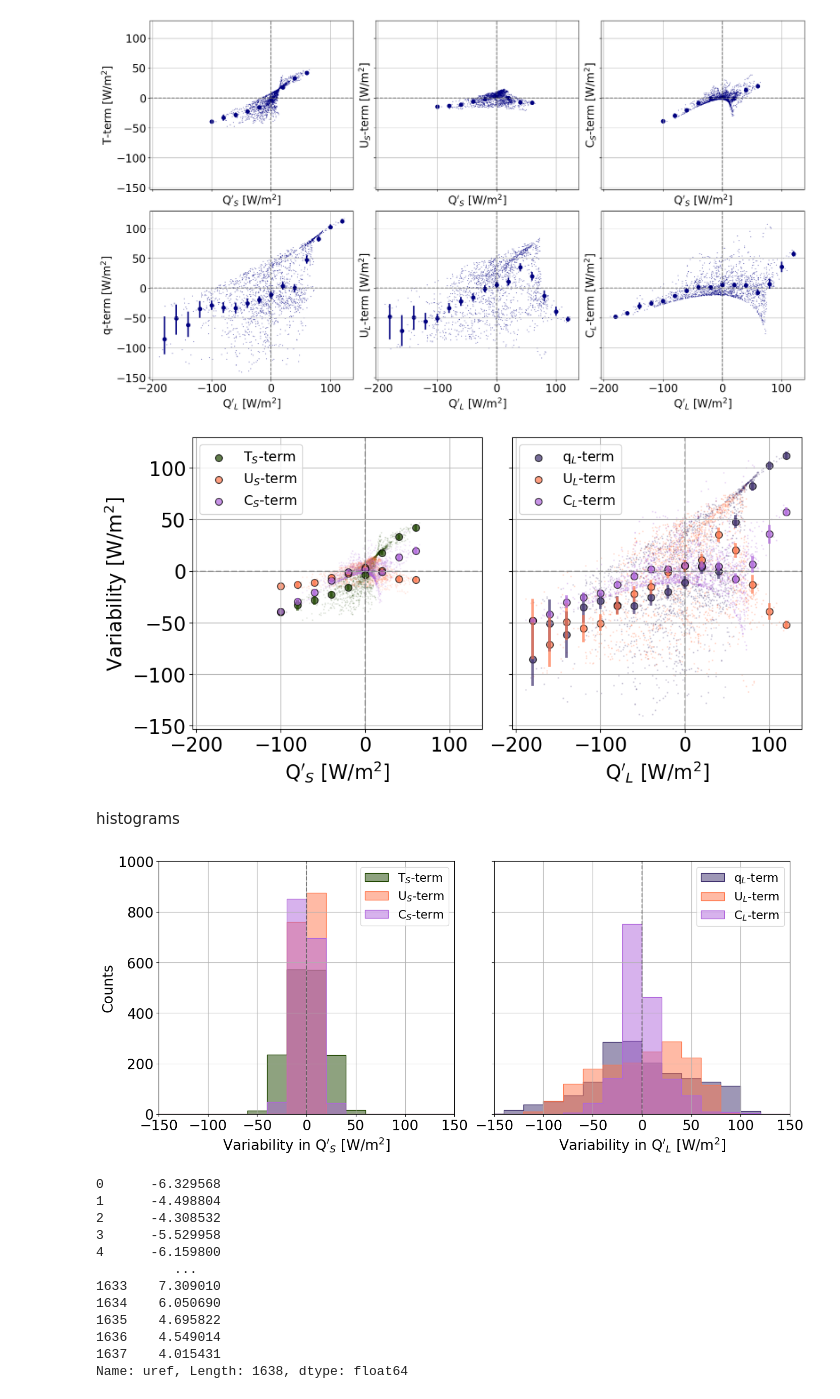
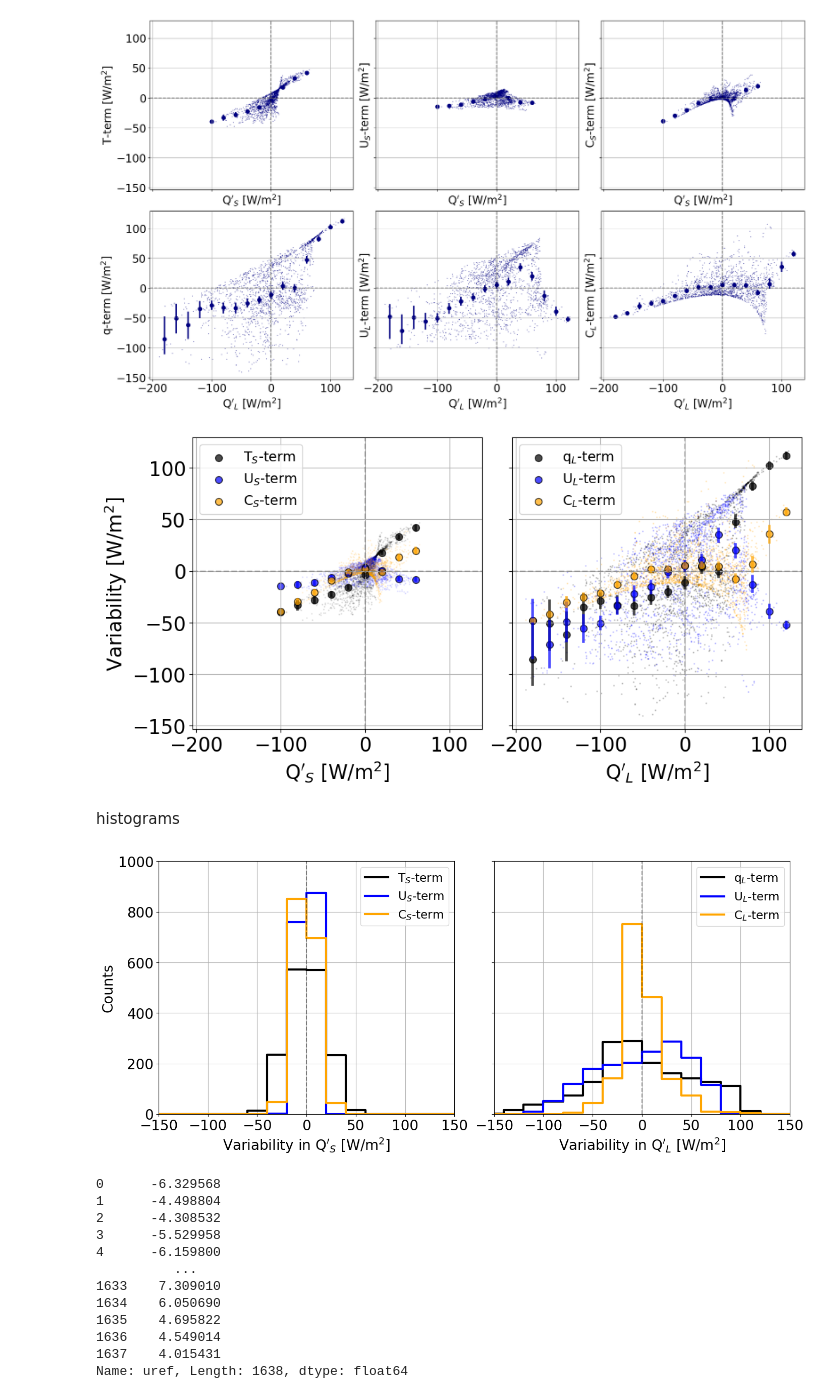
Before and after one commit to michaelaedwinson/Masterarbete2023, a Jupyter notebook: 5-SD-three-terms-invest.ipynb, the cells around one changed output. Drawn from its saved outputs; the diff is of its cells as text; code cells hidden in the pictures.

Commit message:
added zoomwindows etc on plot and checked different things

```diff
--- a/5-SD-three-terms-invest.ipynb
+++ b/5-SD-three-terms-invest.ipynb
@@ -393,8 +393,8 @@ l_terms=[q_term, u_term_q, cov_term_q]
 labelS = ['T$_S$-term', 'U$_S$-term', 'C$_S$-term']
 labelL = ['q$_L$-term', 'U$_L$-term', 'C$_L$-term']
 
-colors_s=['#1f4600', "#ff774c", "#b066dc"]
-colors_l=["#3f316e", "#ff774c", "#b066dc"]
+colors_s=['k', 'blue', 'orange']#['#1f4600', "#ff774c", "#b066dc"]
+colors_l=['k', 'blue', 'orange']#["#3f316e", "#ff774c", "#b066dc"]
 
 fig, ax=plt.subplots(1,2, figsize=[10,5], constrained_layout=True, sharex=True, sharey=True)
 
@@ -438,15 +438,15 @@ ax[0].set_ylabel('Variability [W/m$^2$]')
 
 plt.savefig(pathlib.Path('.').absolute().parent/ 'MTmichaela/final_figs/SD_terms_corr.png')
 # %% [output]
-[figure, old version]
+[figure, new version]
 # %% [markdown]
 histograms
 # %%
-colors_s=['#1f4600', "#ff774c", "#b066dc"]
-colors_l=["#3f316e", "#ff774c", "#b066dc"]
+colors_s=['k', 'blue', 'orange']#['#1f4600', "#ff774c", "#b066dc"]
+colors_l=['k', 'blue', 'orange']#["#3f316e", "#ff774c", "#b066dc"]
 
 kde_setting=False
-fill_setting=True
+fill_setting=False
 
 # Create a figure with two subplots (1 row, 2 columns)
 fig, ax = plt.subplots(1,2, figsize=[14, 6], constrained_layout=True, sharey=True)
@@ -462,37 +462,37 @@ labelL = ['q$_L$-term', 'U$_L$-term', 'C$_L$-term']
 x_lbl=['Variability in Q$^\prime$$_S$ [W/m$^2$]','Variability in Q$^\prime$$_L$ [W/m$^2$]']
 
 # Number of bins for the histograms
 bins = np.arange(-200, 200, 20)
 
 # Transparency of the histograms
-alpha = 0.5
+alpha = 1
 
 # Create histograms and add them to the subplots
 for i in np.arange(3):
-    sns.histplot(shf_coeffs*s_terms[i],bins=bins, label=labelS[i],kde=kde_setting, ax=ax[0], alpha=alpha, element="step", color=colors_s[i],fill=fill_setting)
-    sns.histplot(lhf_coeffs*l_terms[i], bins=bins, label=labelL[i],kde=kde_setting, ax=ax[1],alpha=alpha, element="step", color=colors_l[i], fill=fill_setting)
+    sns.histplot(shf_coeffs*s_terms[i],bins=bins, label=labelS[i],kde=kde_setting, ax=ax[0], alpha=alpha, element="step", color=colors_s[i],fill=fill_setting, linewidth=3)
+    sns.histplot(lhf_coeffs*l_terms[i], bins=bins, label=labelL[i],kde=kde_setting, ax=ax[1],alpha=alpha, element="step", color=colors_l[i], fill=fill_setting, linewidth=3)
 
 # Customize the subplots
 for i in np.arange(2):
     ax[i].grid()
     ax[i].legend(fontsize='small')
     ax[i].set_xlabel(x_lbl[i])
     ax[i].set_ylabel('Counts')
 
     # Set titles for the subplots
 #    ax[0].set_title('Q$_S$')
 #    ax[1].set_title('Q$_L$')
 
     # Add a dashed vertical line at x = 0
     ax[i].axvline(x=0, color='k', linestyle='--', alpha=0.4)
     ax[i].set_ylim(0,1000)
     ax[i].set_xlim(-150,150)
 
 
 # Display the plot
 plt.savefig(pathlib.Path('.').absolute().parent/ 'MTmichaela/final_figs/SD_hist.png')
 # %% [output]
-[figure, old version]
+[figure, new version]
 # %%
 s_terms[i]
 # %% [output]
```
Also changed, not shown: 2 other files.
